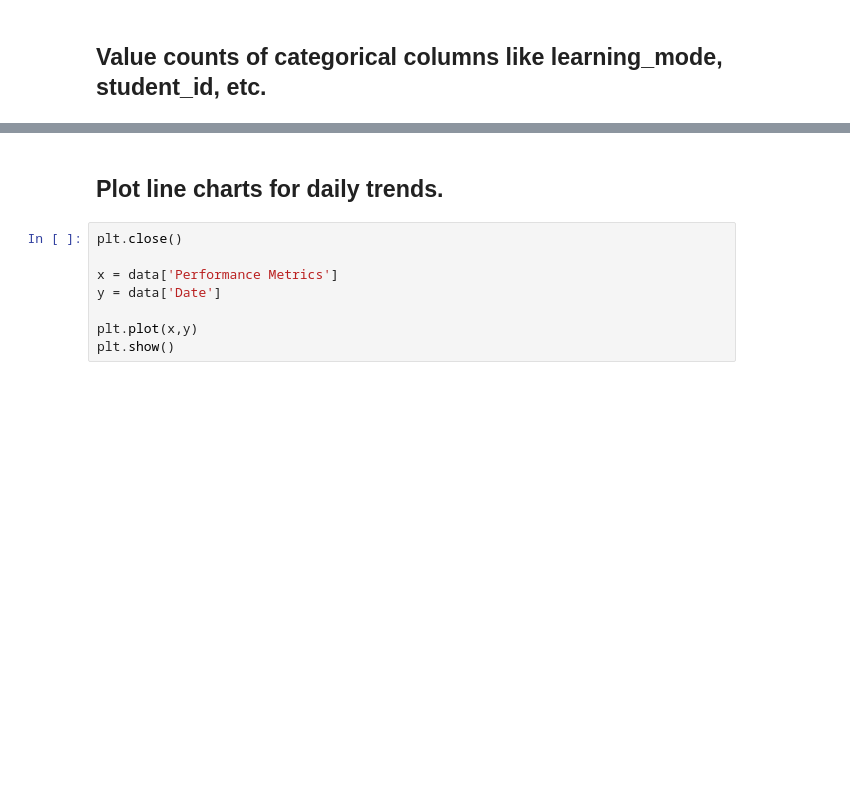
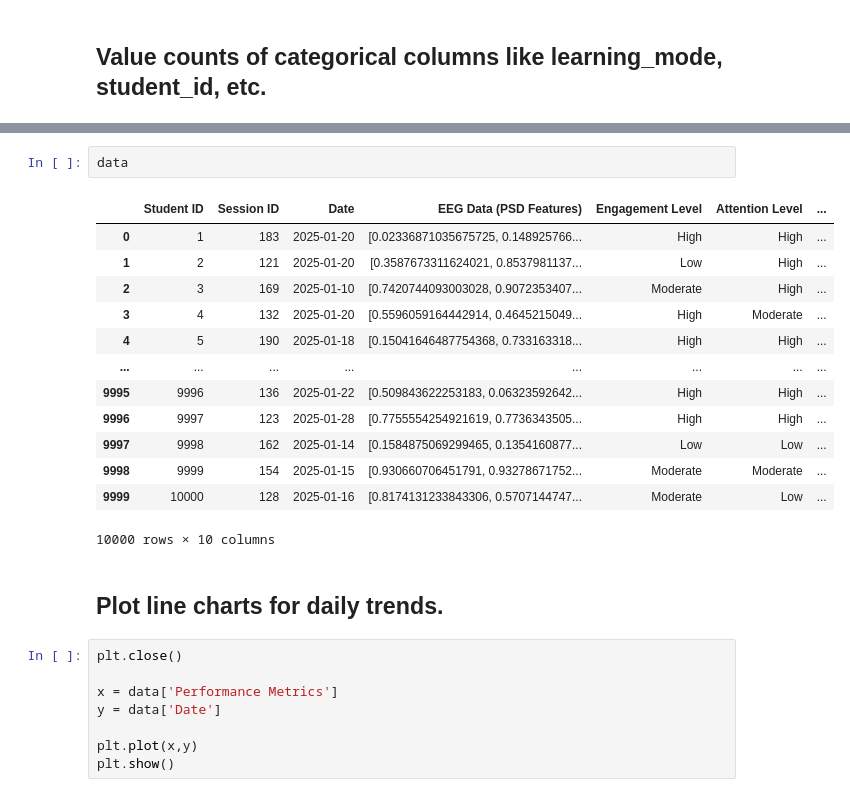
Before and after one commit to M-Muneebweb/Assignment-Of-SMIT-AI-And-Data-Science, a Jupyter notebook: Assignment8.ipynb, the cells around one changed output, grey strips where cells are left out. Cells and saved outputs as stored; diff of their text form; blank space fills up the shorter version.

```diff
--- a/Assignment8.ipynb
+++ b/Assignment8.ipynb
@@ -132,3 +105,19 @@ plt.show()
+# %%
+data
+# %% [output]
+|  | Student ID | Session ID | Date | EEG Data (PSD Features) | Engagement Level | Attention Level | ... |
+| 0 | 1 | 183 | 2025-01-20 | [0.02336871035675725, 0.148925766... | High | High | ... |
+| 1 | 2 | 121 | 2025-01-20 | [0.3587673311624021, 0.8537981137... | Low | High | ... |
+| 2 | 3 | 169 | 2025-01-10 | [0.7420744093003028, 0.9072353407... | Moderate | High | ... |
+| 3 | 4 | 132 | 2025-01-20 | [0.5596059164442914, 0.4645215049... | High | Moderate | ... |
+| 4 | 5 | 190 | 2025-01-18 | [0.15041646487754368, 0.733163318... | High | High | ... |
+| ... | ... | ... | ... | ... | ... | ... | ... |
+| 9995 | 9996 | 136 | 2025-01-22 | [0.509843622253183, 0.06323592642... | High | High | ... |
+| 9996 | 9997 | 123 | 2025-01-28 | [0.7755554254921619, 0.7736343505... | High | High | ... |
+| 9997 | 9998 | 162 | 2025-01-14 | [0.1584875069299465, 0.1354160877... | Low | Low | ... |
+| 9998 | 9999 | 154 | 2025-01-15 | [0.930660706451791, 0.93278671752... | Moderate | Moderate | ... |
+| 9999 | 10000 | 128 | 2025-01-16 | [0.8174131233843306, 0.5707144747... | Moderate | Low | ... |
+10000 rows × 10 columns
 # %% [markdown]
 ## Plot line charts for daily trends.
 # %%
```
Also changed, not shown: parts of 6 cells of this notebook.
